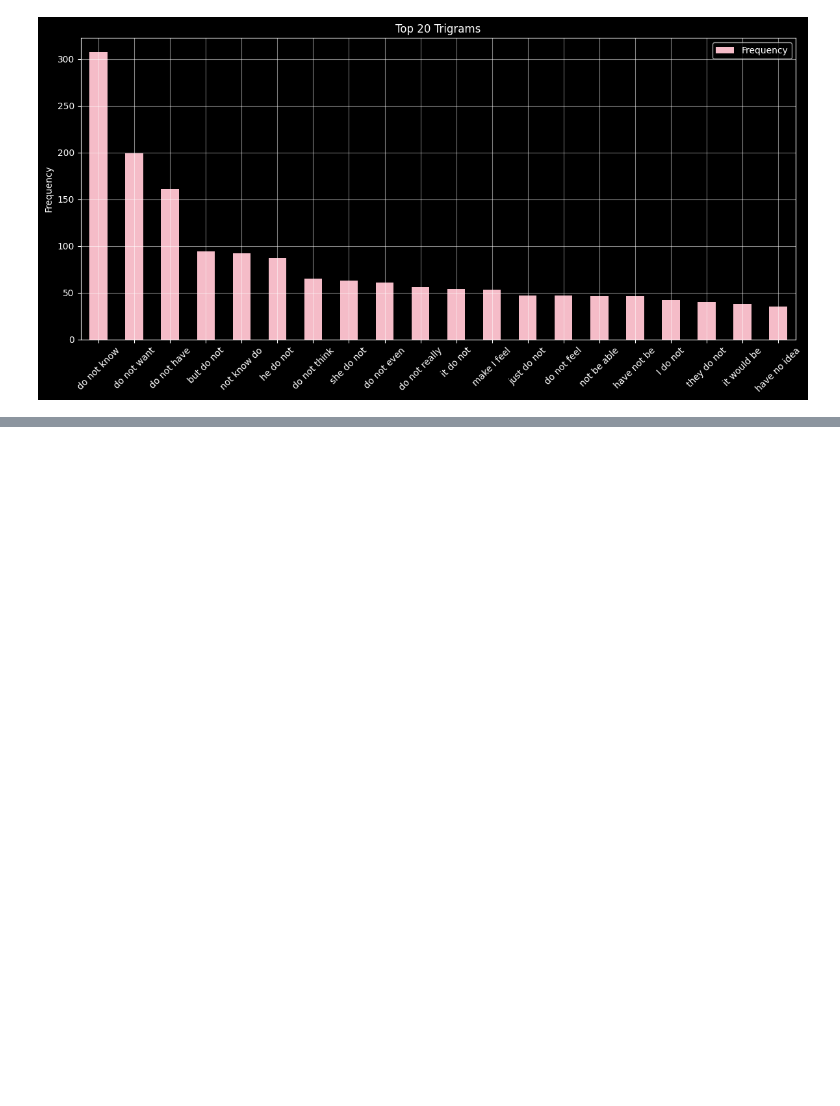
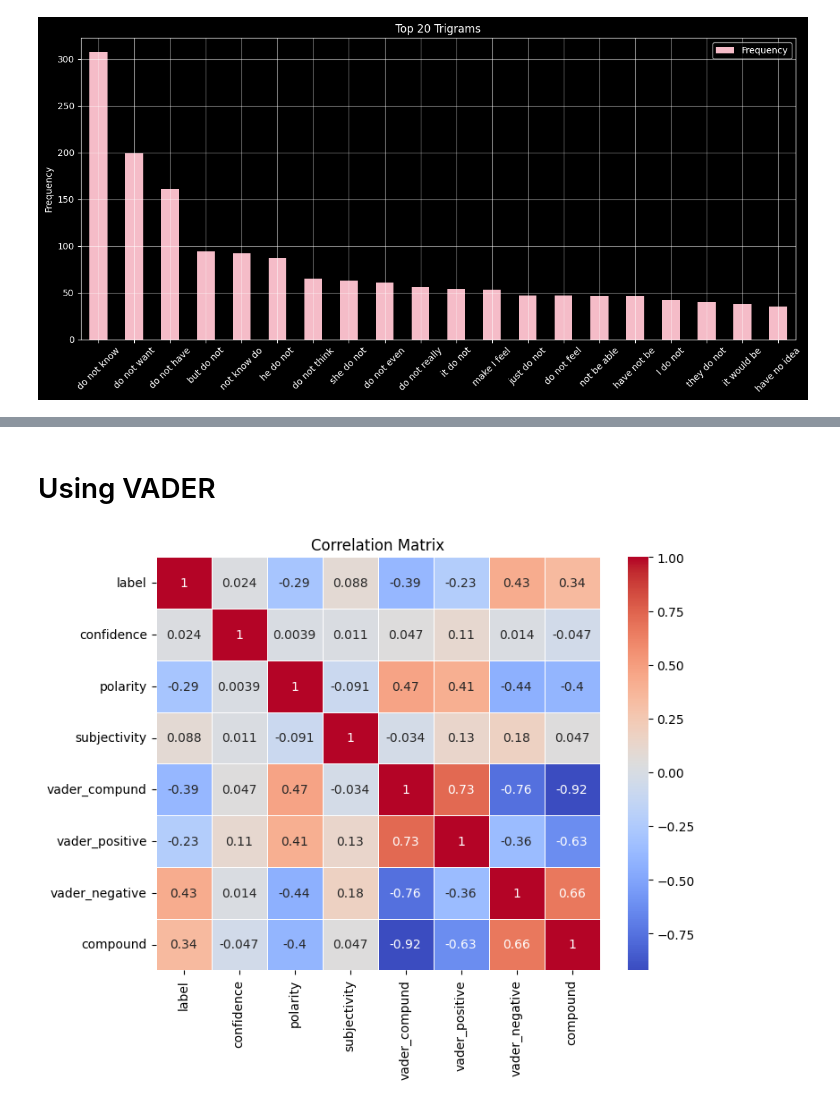
Before and after one commit to mostafamhmdi/stress-prediction, a Jupyter notebook: Untitled.ipynb, the cells around one changed output, grey strips where cells are left out. Drawn from its saved outputs; the diff is of its cells as text; code cells hidden in the pictures; blank space fills up the shorter version.

```diff
--- a/Untitled.ipynb
+++ b/Untitled.ipynb
@@ -351,0 +369,12 @@ plt.show()
+# %%
+def analyze_sentiment(text):
+    analysis = TextBlob(text)
+    return analysis.sentiment.polarity
+
+def analyze_sentiment_subjectivity(text):
+    analysis = TextBlob(text)
+    return analysis.sentiment.subjectivity
+
+
+df['polarity'] = df['PP_text'].apply(analyze_sentiment)
+df['subjectivity'] = df['PP_text'].apply(analyze_sentiment_subjectivity)
@@ -351,0 +423,2 @@ plt.show()
+# %%
+df.drop(['bigrams','trigrams','te'],axis=1,inplace=True)
@@ -351,0 +427,35 @@ plt.show()
+# %% [markdown]
+# Using VADER
+# %%
+analyzer = SentimentIntensityAnalyzer()
+
+
+def compound_vader(text):
+    sentiment_scores = analyzer.polarity_scores(text)
+    return sentiment_scores['compound']
+
+def positive_vader(text):
+    sentiment_scores = analyzer.polarity_scores(text)
+    return sentiment_scores['pos']
+
+def negative_vader(text):
+    sentiment_scores = analyzer.polarity_scores(text)
+    return sentiment_scores['neg']
+
+
+
+df['vader_compund'] = df['PP_text'].apply(compound_vader)
+df['vader_positive'] = df['PP_text'].apply(positive_vader)
+df['vader_negative'] = df['PP_text'].apply(negative_vader)
+# %%
+df.loc[df['vader_compund']<0,'compound']=1
+df.loc[df['vader_compund']>=0,'compound']=0
+# %%
+correlation_matrix = df.corr()
+
+plt.figure(figsize=(8, 6))
+sns.heatmap(correlation_matrix, annot=True, cmap='coolwarm', linewidths=0.5)
+plt.title('Correlation Matrix')
+plt.show()
+# %% [output]
+[figure, added]
```
Also changed, not shown: parts of 38 cells of this notebook.
